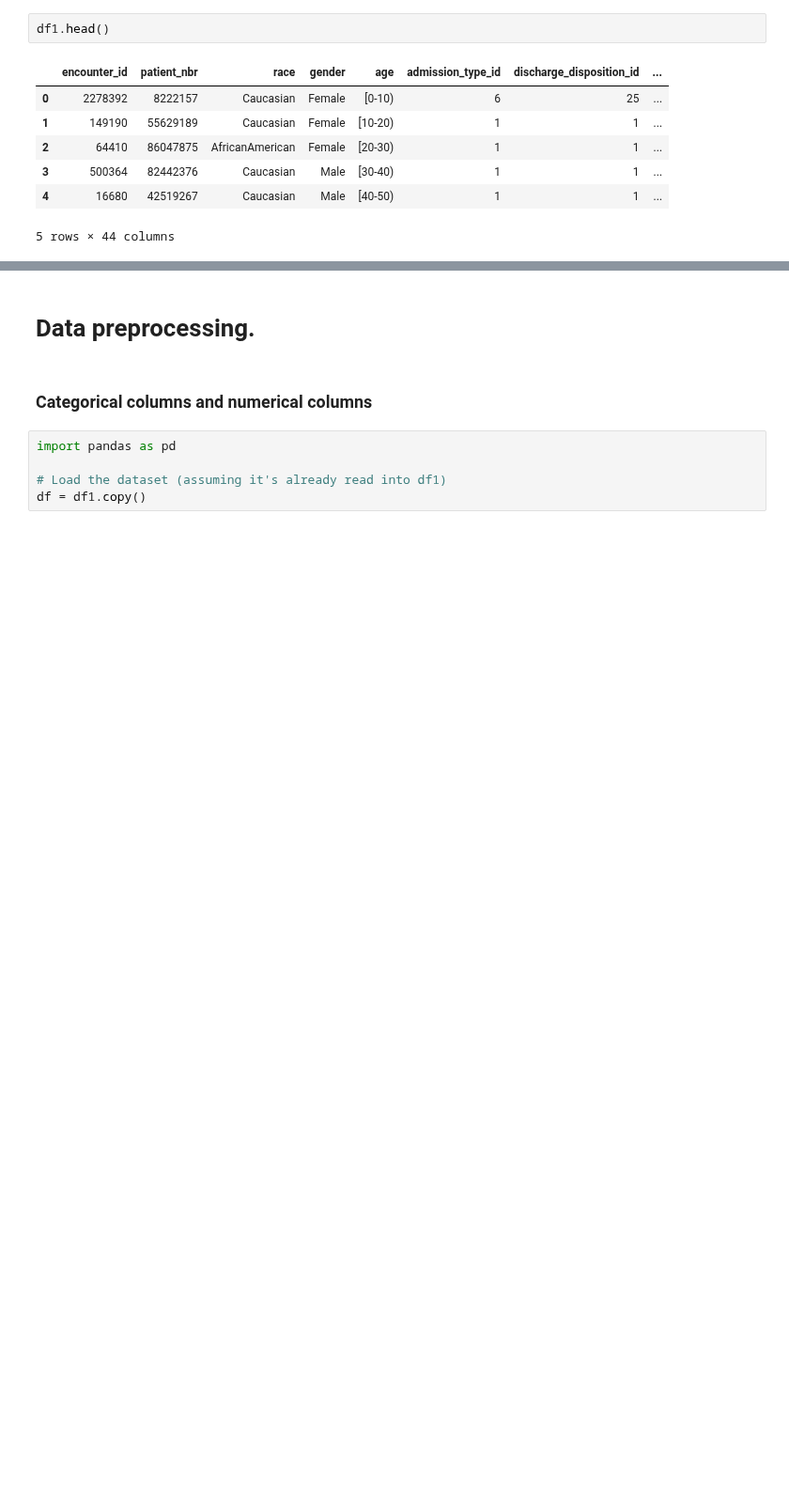
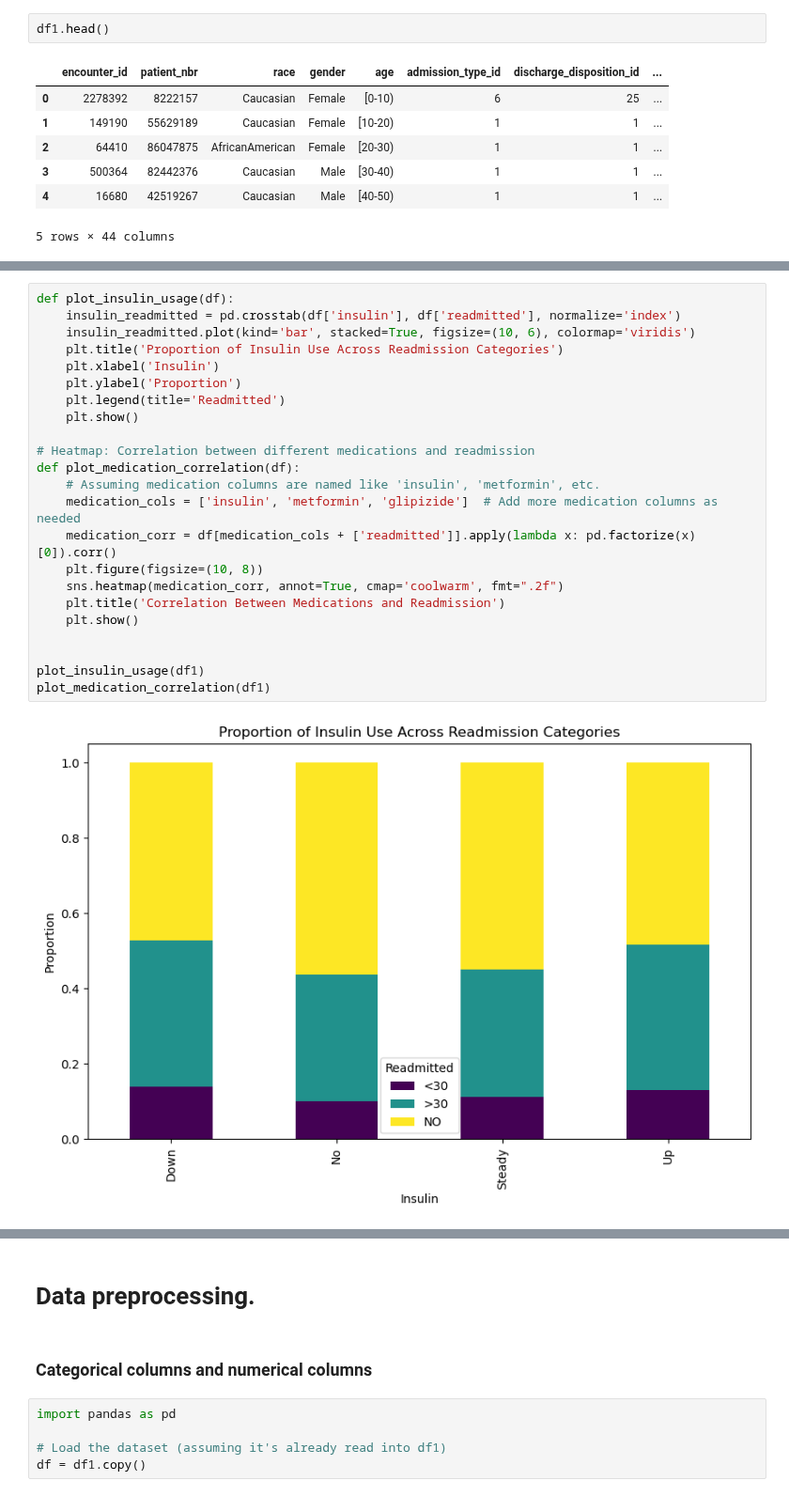
Before and after one commit to Jodhiamboapiyo/Diabetes_130-US_Hospitals_1999-2008, a Jupyter notebook: Index.ipynb, the cells around one changed output, grey strips where cells are left out. Shown at 94% size. Drawn from its saved outputs; the diff is of its cells as text; blank space fills up the shorter version.

```diff
--- a/Index.ipynb
+++ b/Index.ipynb
@@ -252,0 +414,25 @@ df1.head()
+# %%
+def plot_insulin_usage(df):
+    insulin_readmitted = pd.crosstab(df['insulin'], df['readmitted'], normalize='index')
+    insulin_readmitted.plot(kind='bar', stacked=True, figsize=(10, 6), colormap='viridis')
+    plt.title('Proportion of Insulin Use Across Readmission Categories')
+    plt.xlabel('Insulin')
+    plt.ylabel('Proportion')
+    plt.legend(title='Readmitted')
+    plt.show()
+
+# Heatmap: Correlation between different medications and readmission
+def plot_medication_correlation(df):
+    # Assuming medication columns are named like 'insulin', 'metformin', etc.
+    medication_cols = ['insulin', 'metformin', 'glipizide']  # Add more medication columns as needed
+    medication_corr = df[medication_cols + ['readmitted']].apply(lambda x: pd.factorize(x)[0]).corr()
+    plt.figure(figsize=(10, 8))
+    sns.heatmap(medication_corr, annot=True, cmap='coolwarm', fmt=".2f")
+    plt.title('Correlation Between Medications and Readmission')
+    plt.show()
+
+
+plot_insulin_usage(df1)
+plot_medication_correlation(df1)
+# %% [output]
+[figure, added]
```
Also changed, not shown: parts of 29 cells of this notebook.
